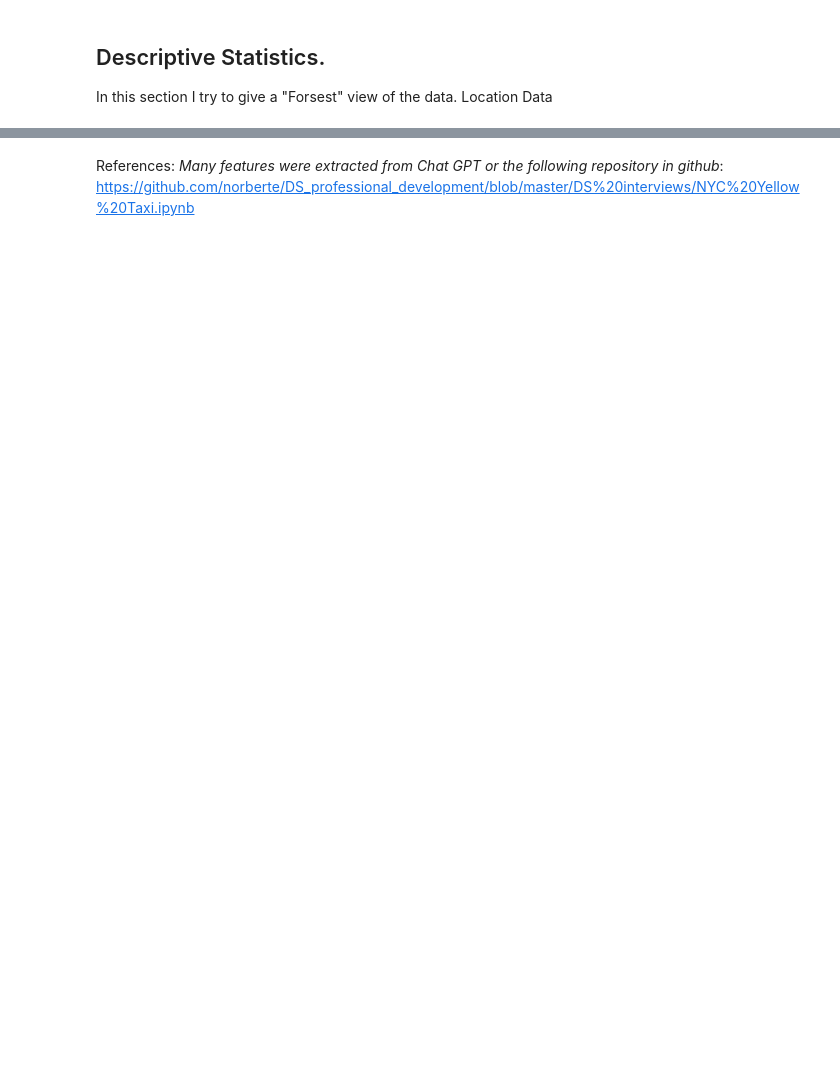
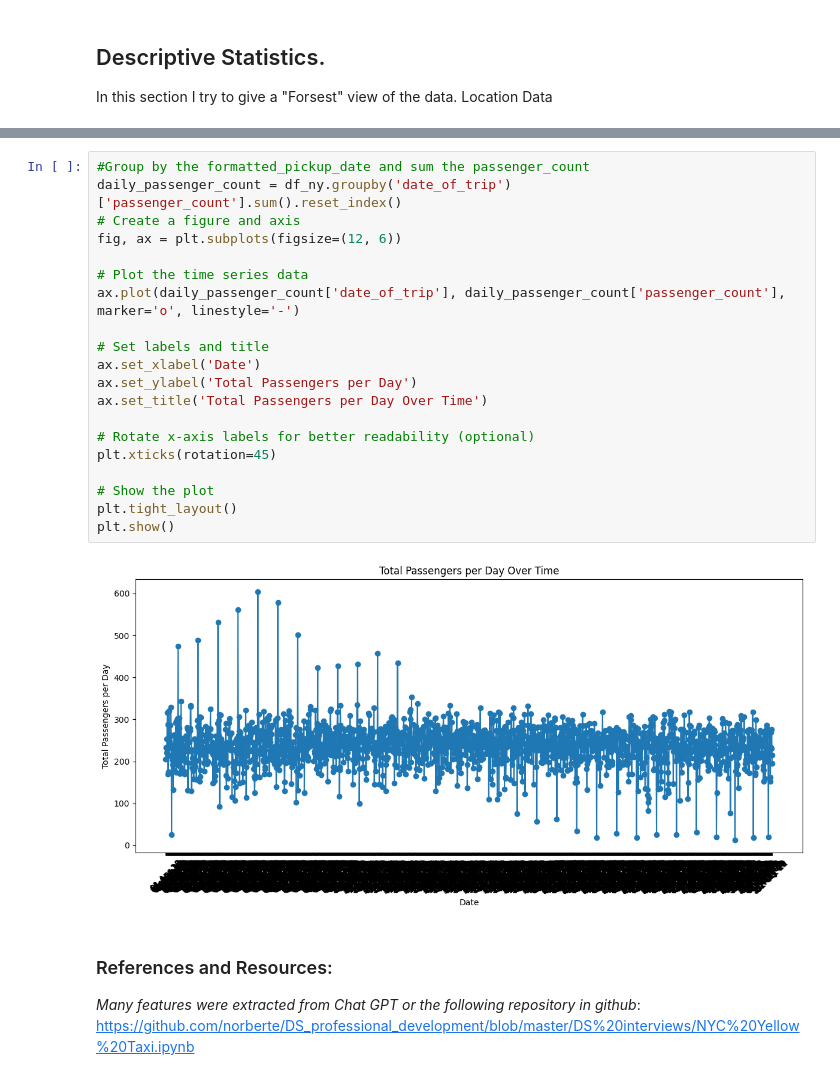
Before and after one commit to BenjaminDupre/taxi_data_task, a Jupyter notebook: taxi_data.ipynb, the cells around one changed output, grey strips where cells are left out. Saved outputs shown, nothing was run; the diff lists cells and outputs as text; blank space fills up the shorter version.

Commit message:
first graph

```diff
--- a/taxi_data.ipynb
+++ b/taxi_data.ipynb
@@ -184,4 +186,26 @@ df_ny.head()
+# %%
+#Group by the formatted_pickup_date and sum the passenger_count
+daily_passenger_count = df_ny.groupby('date_of_trip')['passenger_count'].sum().reset_index()
+# Create a figure and axis
+fig, ax = plt.subplots(figsize=(12, 6))
+
+# Plot the time series data
+ax.plot(daily_passenger_count['date_of_trip'], daily_passenger_count['passenger_count'], marker='o', linestyle='-')
+
+# Set labels and title
+ax.set_xlabel('Date')
+ax.set_ylabel('Total Passengers per Day')
+ax.set_title('Total Passengers per Day Over Time')
+
+# Rotate x-axis labels for better readability (optional)
+plt.xticks(rotation=45)
+
+# Show the plot
+plt.tight_layout()
+plt.show()
+# %% [output]
+[figure, added]
 # %% [markdown]
-References:
+### References and Resources:
 *Many features were extracted from Chat GPT or the following repository in github*:
 https://github.com/norberte/DS_professional_development/blob/master/DS%20interviews/NYC%20Yellow%20Taxi.ipynb
```
Also changed, not shown: parts of 3 cells of this notebook.
